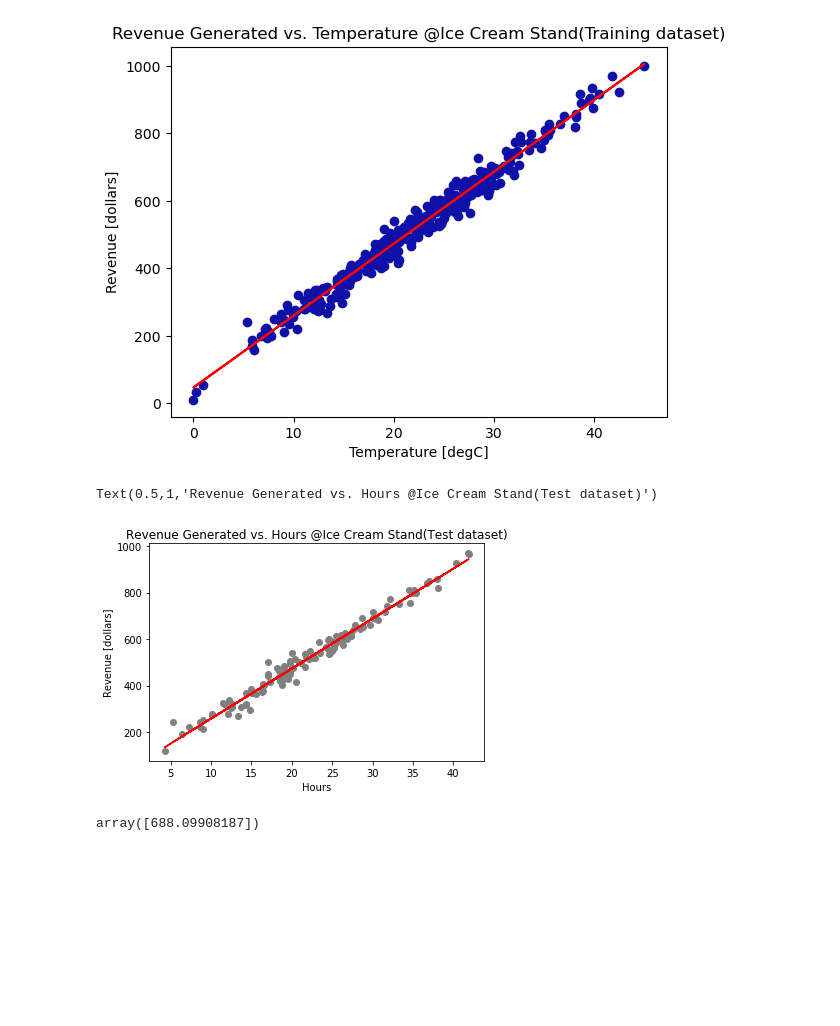
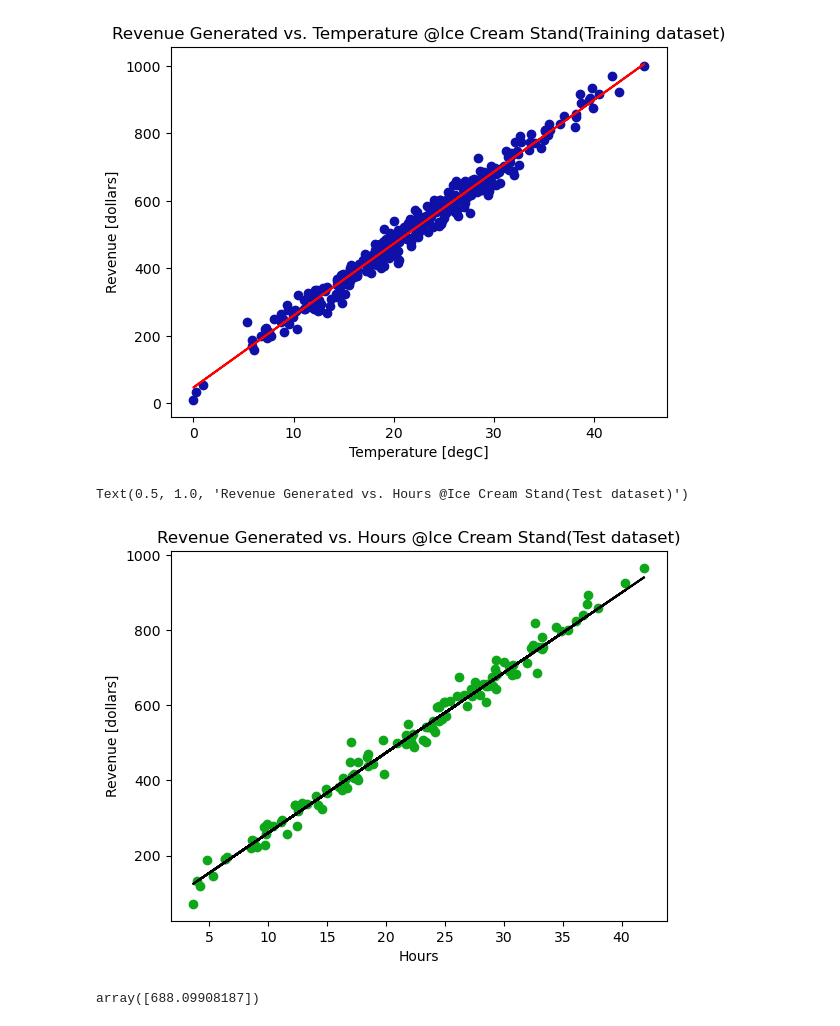
Before and after one commit to kwakyebrilliant/simplelinearregression, a Jupyter notebook: Simple Linear Regression - Ice Cream Revenue Prediction.ipynb, the cells around one changed output. Saved outputs shown, nothing was run; the diff lists cells and outputs as text; code cells hidden in the pictures; blank space fills up the shorter version.

Commit message:
visualize test

```diff
--- a/Simple Linear Regression - Ice Cream Revenue Prediction.ipynb
+++ b/Simple Linear Regression - Ice Cream Revenue Prediction.ipynb
@@ -252,14 +252,14 @@ Text(0.5, 1.0, 'Revenue Generated vs. Temperature @Ice Cream Stand(Training data
 [figure]
 # %%
 # VISUALIZE TEST SET RESULTS
-plt.scatter(X_test, y_test, color = 'gray')
-plt.plot(X_test, regressor.predict(X_test), color = 'red')
+plt.scatter(X_test, y_test, color = '#0EA71A')
+plt.plot(X_test, regressor.predict(X_test), color = 'black')
 plt.ylabel('Revenue [dollars]')
 plt.xlabel('Hours')
 plt.title('Revenue Generated vs. Hours @Ice Cream Stand(Test dataset)')
 # %% [output]
-Text(0.5,1,'Revenue Generated vs. Hours @Ice Cream Stand(Test dataset)')
+Text(0.5, 1.0, 'Revenue Generated vs. Hours @Ice Cream Stand(Test dataset)')
-[figure, old version]
+[figure, new version]
 # %%
 y_predict = regressor.predict(30)
 y_predict
```
